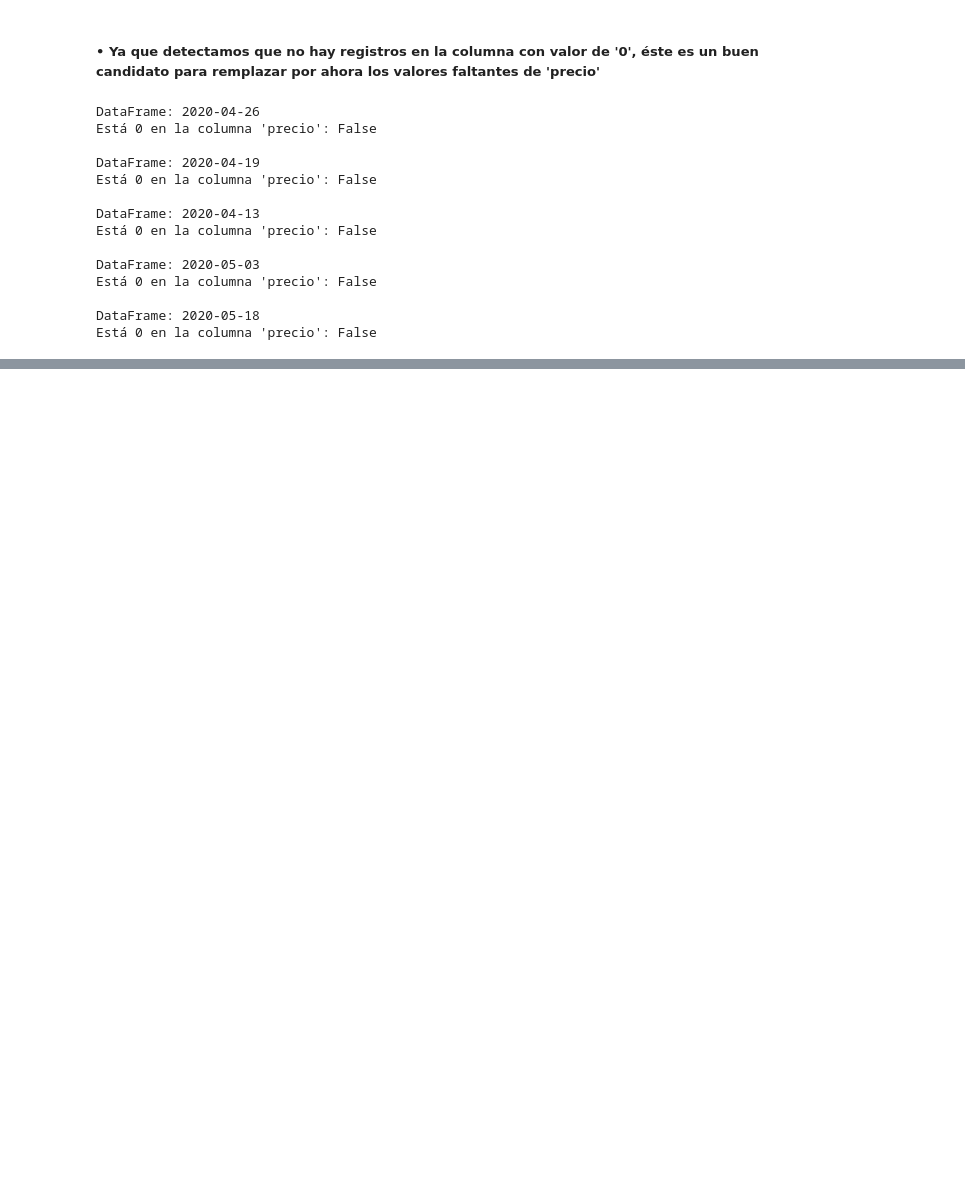
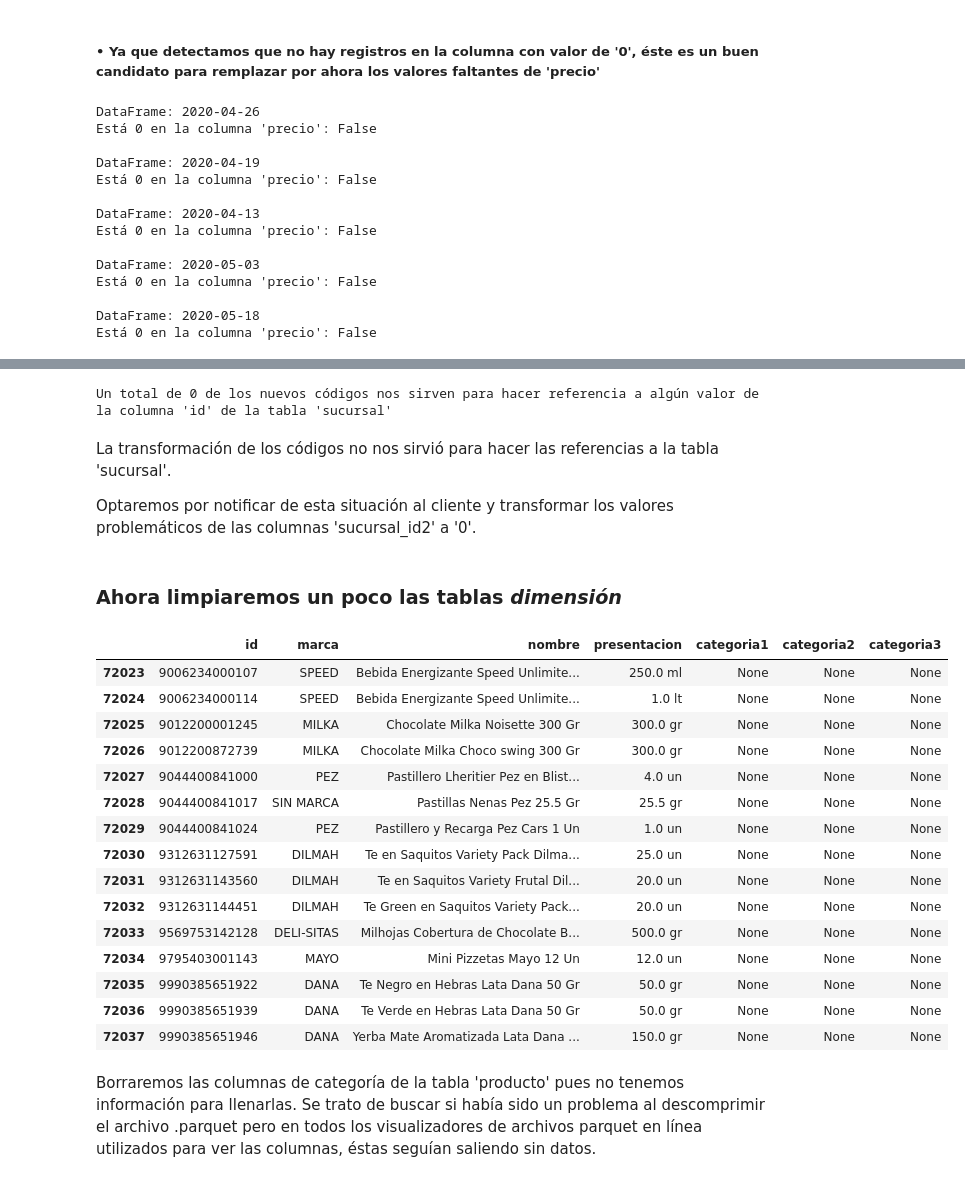
Before and after one commit to acidminded95/henry_PI_Data_Engineering, a Jupyter notebook: test.ipynb, the cells around one changed output, grey strips where cells are left out. Saved outputs shown, nothing was run; the diff lists cells and outputs as text; code cells hidden in the pictures; blank space fills up the shorter version.

```diff
--- a/test.ipynb
+++ b/test.ipynb
@@ -175,5 +184,7 @@ for x in ps_2020:
 # Ahora podemos generar una visualización preliminar de las tablas para continuar con el proceso de limpieza y poder lidiar con los valores nulos
 for x in ps_2020:
     print(f'-----DataFrame: {x}-----\n{ps_2020[x].head(15)}')
+for x in dims:
+    print(f'-----DataFrame: {x}-----\n{dims[x].head(15)}')
 # %% [output]
 -----DataFrame: 2020-04-26-----
@@ -329,0 +433,8 @@ def sucursal_id_2str(registro):
+# %%
+# Al confirmar que todos los valores de la columna 'id' en la tabla 'producto' son str, obtenemos la longitud de estos valores
+pid_lengths = set()
+
+for x in dims['producto'].id.unique():
+    pid_lengths.add(len(x))
+
+print(f"En la columna 'id' de la tabla 'producto' encontramos valores de las siguientes longitudes: {pid_lengths}")
@@ -329,0 +443,12 @@ def sucursal_id_2str(registro):
+# %%
+# Revisamos ahora en qué consisten las diferencias de los códigos de distintas longitudes
+pid_lengths_examples = {}
+for x in pid_lengths:
+    pid_lengths_examples[str(x)] = []
+for x in dims['producto'].id:
+    len_x = str(len(x))
+    pid_lengths_examples[len_x].append(x)
+
+print("\n• Algunos ejemplos de los valores en la columna 'id' de la tabla 'producto' con diferentes longitudes  (longitud: ejemplos):\n")
+for x in pid_lengths_examples:
+    print(f'{x}: {sample(pid_lengths_examples[x],5)}')
@@ -360,0 +1153,13 @@ for x in ps_2020:
+# %%
+# Revisamos cuántos de los nuevos códigos se encuentran en la columna 'id' de la tabla 'sucursal'
+good_new_sidar = 0
+for x in sidar_new:
+    if x in dims['sucursal'].id.unique():
+        good_new_sidar += 1
+print(f"Un total de {good_new_sidar} de los nuevos códigos nos sirven para hacer referencia a algún valor de la columna 'id' de la tabla 'sucursal'")
+# %% [output]
+Un total de 0 de los nuevos códigos nos sirven para hacer referencia a algún valor de la columna 'id' de la tabla 'sucursal'
+# %% [markdown]
+La transformación de los códigos no nos sirvió para hacer las referencias a la tabla 'sucursal'.
+
+Optaremos por notificar de esta situación al cliente y transformar los valores problemáticos de las columnas 'sucursal_id2' a '0'.
@@ -360,0 +1176,24 @@ for x in ps_2020:
+# %% [markdown]
+### Ahora limpiaremos un poco las tablas *dimensión*
+# %%
+dims['producto'].tail(5)
+# %% [output]
+|  | id | marca | nombre | presentacion | categoria1 | categoria2 | categoria3 |
+| 72023 | 9006234000107 | SPEED | Bebida Energizante Speed Unlimite... | 250.0 ml | None | None | None |
+| 72024 | 9006234000114 | SPEED | Bebida Energizante Speed Unlimite... | 1.0 lt | None | None | None |
+| 72025 | 9012200001245 | MILKA | Chocolate Milka Noisette 300 Gr | 300.0 gr | None | None | None |
+| 72026 | 9012200872739 | MILKA | Chocolate Milka Choco swing 300 Gr | 300.0 gr | None | None | None |
+| 72027 | 9044400841000 | PEZ | Pastillero Lheritier Pez en Blist... | 4.0 un | None | None | None |
+| 72028 | 9044400841017 | SIN MARCA | Pastillas Nenas Pez 25.5 Gr | 25.5 gr | None | None | None |
+| 72029 | 9044400841024 | PEZ | Pastillero y Recarga Pez Cars 1 Un | 1.0 un | None | None | None |
+| 72030 | 9312631127591 | DILMAH | Te en Saquitos Variety Pack Dilma... | 25.0 un | None | None | None |
+| 72031 | 9312631143560 | DILMAH | Te en Saquitos Variety Frutal Dil... | 20.0 un | None | None | None |
+| 72032 | 9312631144451 | DILMAH | Te Green en Saquitos Variety Pack... | 20.0 un | None | None | None |
+| 72033 | 9569753142128 | DELI-SITAS | Milhojas Cobertura de Chocolate B... | 500.0 gr | None | None | None |
+| 72034 | 9795403001143 | MAYO | Mini Pizzetas Mayo 12 Un | 12.0 un | None | None | None |
+| 72035 | 9990385651922 | DANA | Te Negro en Hebras Lata Dana 50 Gr | 50.0 gr | None | None | None |
+| 72036 | 9990385651939 | DANA | Te Verde en Hebras Lata Dana 50 Gr | 50.0 gr | None | None | None |
+| 72037 | 9990385651946 | DANA | Yerba Mate Aromatizada Lata Dana ... | 150.0 gr | None | None | None |
+# %% [markdown]
+Borraremos las columnas de categoría de la tabla 'producto' pues no tenemos información para llenarlas.
+Se trato de buscar si había sido un problema al descomprimir el archivo .parquet pero en todos los visualizadores de archivos parquet en línea utilizados para ver las columnas, éstas seguían saliendo sin datos.
```
Also changed, not shown: parts of 121 cells of this notebook.
